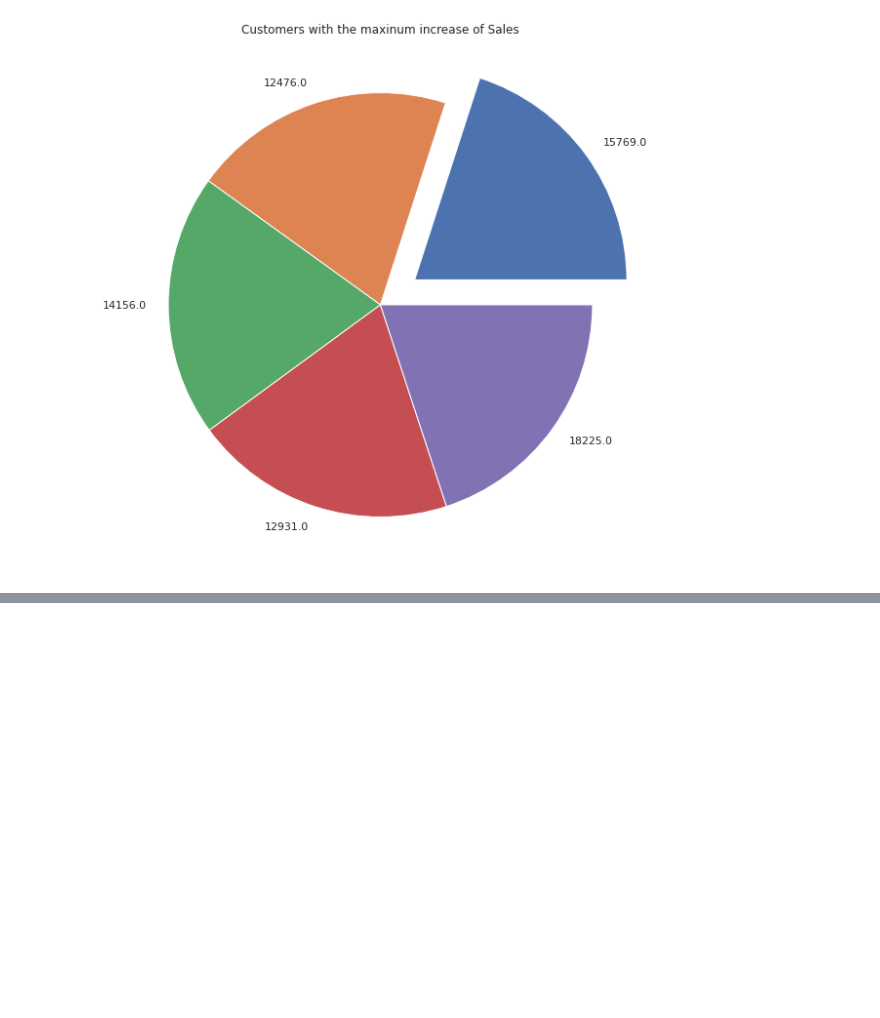
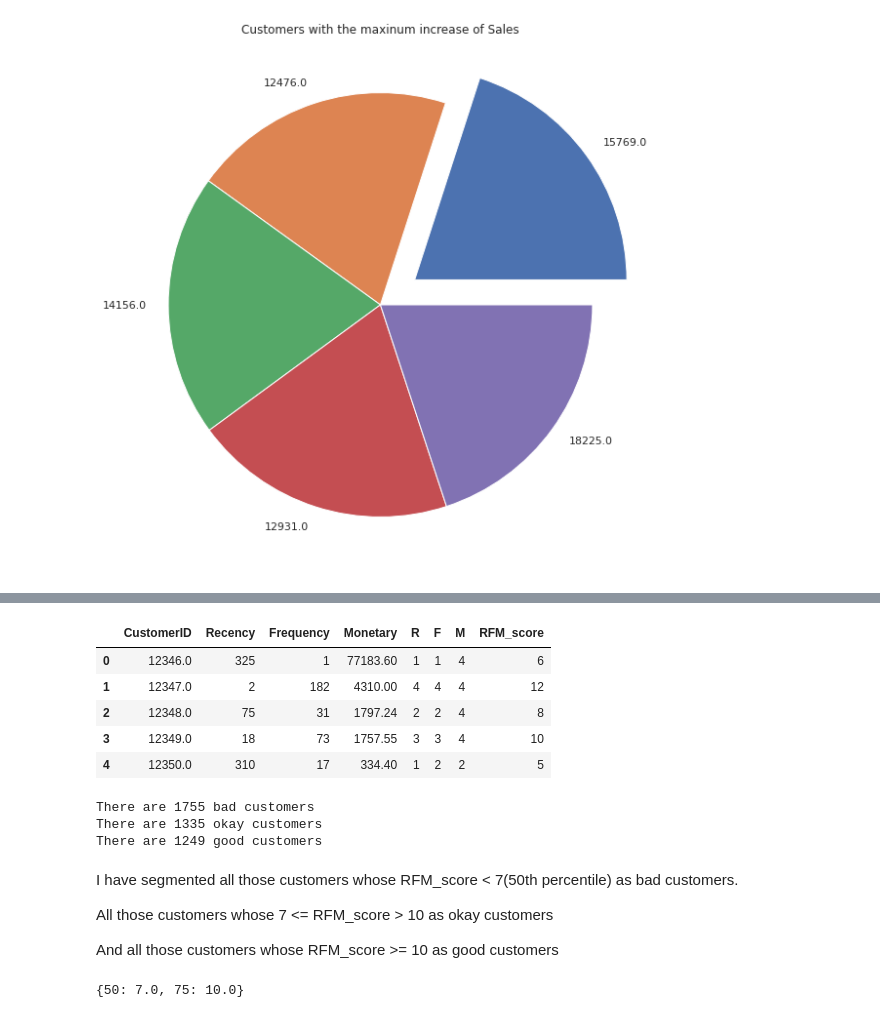
Before and after one commit to Shourya306/Online-Retail-Customer-Segmentation-Clustering, a Jupyter notebook: Online_Retail_Customer_Segmentation.ipynb, the cells around one changed output, grey strips where cells are left out. Saved outputs shown, nothing was run; the diff lists cells and outputs as text; code cells hidden in the pictures; blank space fills up the shorter version.

```diff
--- a/Online_Retail_Customer_Segmentation.ipynb
+++ b/Online_Retail_Customer_Segmentation.ipynb
@@ -427,0 +566,12 @@ The number is typically 3 or 5. If you decide to code each RFM attribute into 3
+# %%
+# Calculating the RFM scores by adding the R,F,M columns.
+
+RFM_df['RFM_score'] = RFM_df['R'] + RFM_df['F'] + RFM_df['M']
+RFM_df.head()
+# %% [output]
+|  | CustomerID | Recency | Frequency | Monetary | R | F | M | RFM_score |
+| 0 | 12346.0 | 325 | 1 | 77183.60 | 1 | 1 | 4 | 6 |
+| 1 | 12347.0 | 2 | 182 | 4310.00 | 4 | 4 | 4 | 12 |
+| 2 | 12348.0 | 75 | 31 | 1797.24 | 2 | 2 | 4 | 8 |
+| 3 | 12349.0 | 18 | 73 | 1757.55 | 3 | 3 | 4 | 10 |
+| 4 | 12350.0 | 310 | 17 | 334.40 | 1 | 2 | 2 | 5 |
@@ -427,0 +582,25 @@ The number is typically 3 or 5. If you decide to code each RFM attribute into 3
+# %%
+# Segmenting the customers using RFM scores.
+
+bad_customers = RFM_df[RFM_df['RFM_score'] < RFM_score_percentiles[50]]
+print(f'There are {len(bad_customers)} bad customers')
+
+Okay_customers = RFM_df[(RFM_df['RFM_score'] >= RFM_score_percentiles[50]) & (RFM_df['RFM_score'] < RFM_score_percentiles[75])]
+print(f'There are {len(Okay_customers)} okay customers')
+
+good_customers = RFM_df[RFM_df['RFM_score'] >= RFM_score_percentiles[75]]
+print(f'There are {len(good_customers)} good customers')
+# %% [output]
+There are 1755 bad customers
+There are 1335 okay customers
+There are 1249 good customers
+# %% [markdown]
+I have segmented all those customers whose RFM_score < 7(50th percentile) as bad customers.
+
+All those customers whose 7 <= RFM_score > 10 as okay customers
+
+And all those customers whose RFM_score >= 10 as good customers
+# %%
+RFM_score_percentiles
+# %% [output]
+{50: 7.0, 75: 10.0}
```
Also changed, not shown: parts of 15 cells of this notebook.
